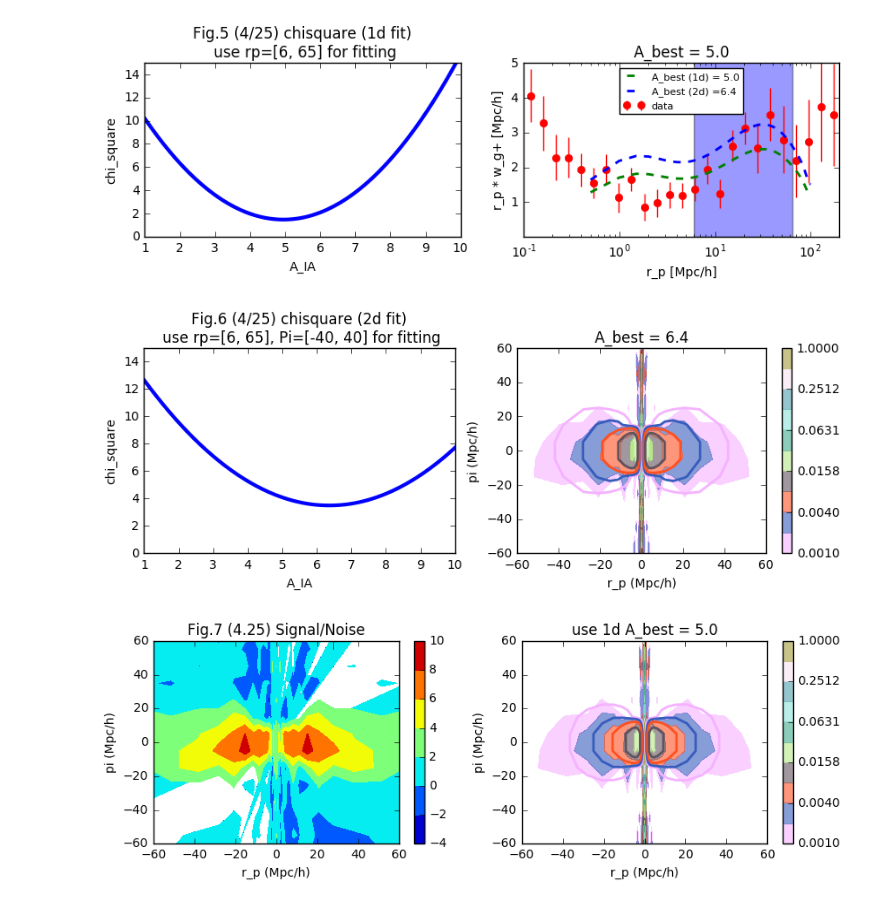
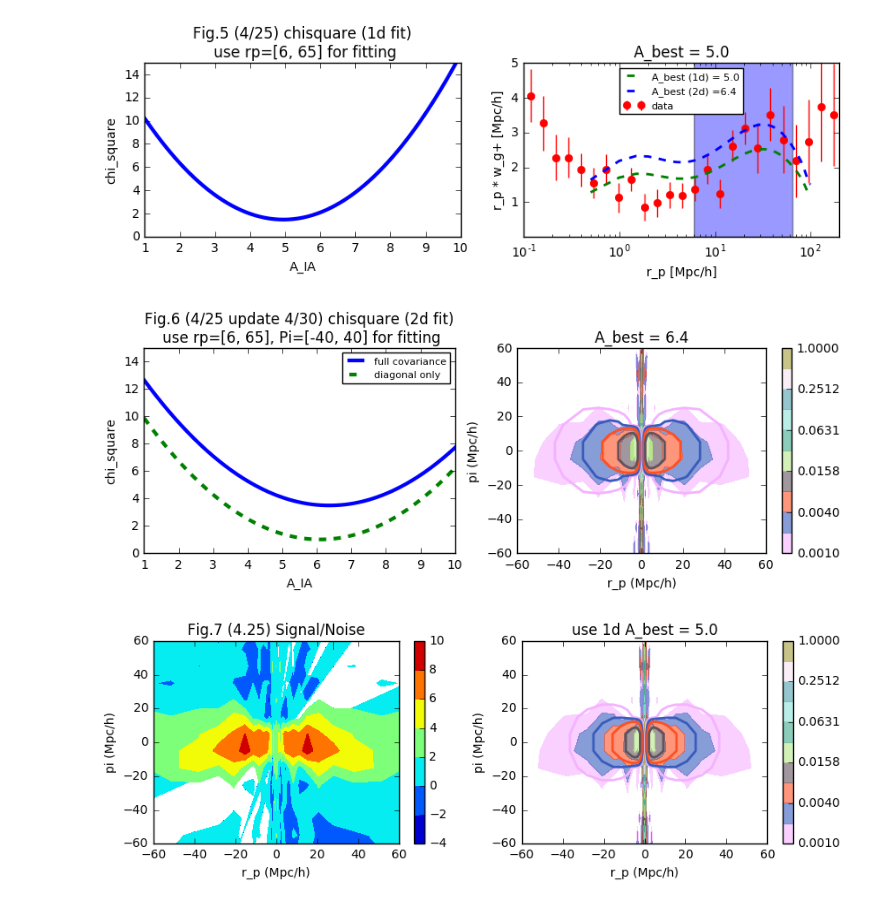
Before and after one commit to liuxx479/gplus, a Jupyter notebook: test_2d_fits.ipynb, the cells around one changed output. Drawn from its saved outputs; the diff is of its cells as text; code cells hidden in the pictures.

Commit message:
add chisq contribution plots

```diff
--- a/test_2d_fits.ipynb
+++ b/test_2d_fits.ipynb
@@ -290,7 +291,20 @@ def chisq2d (Ai):
 chisq2darr = [chisq2d(iAi) for iAi in Ai_arr]
 
 Abest2d = Ai_arr[argmin(chisq2darr)]
-print Abest, Abest2d
+
+################ 2d fit, with only diagnal term in covariance
+cov2dI_diag = mat(cov2d*identity(len(cov2d))).I
+def chisq2d_diag (Ai):
+    dN = mat(Ai*theo2dcut-data2dcut)
+    return float(dN*cov2dI_diag*dN.T)/Np2d
+
+chisq2darr_diag = [chisq2d_diag(iAi) for iAi in Ai_arr]
+
+Abest2d_diag = Ai_arr[argmin(chisq2darr_diag)]
+
+#############
+print Abest, Abest2d, Abest2d_diag
+#array(chisq2darr_diag)-array(chisq2darr)
 # %% [output]
 (64,) (20, 25) (20, 25) (20, 25) (100, 20, 25)
 (64,) (64,) (100, 64) 63
@@ -328,26 +341,27 @@ show()
 # %%
 ################ plot it out just to make sure
 f, (ax2, ax) = subplots(1,2,figsize=(10,3))
 
 CS=ax.contourf(rp_bins2, pi_bins2, data_mean2, bounds2,colors=ic2,alpha=0.6)
 ax.set_ylim(-60,60)
 CS2=ax.contour(rp_bins2, pi_bins2, xi_lowzbin2*Abest2d, bounds2,colors=ic2,linewidths=2,alpha=1)
 cbar = plt.colorbar(CS)
 ax.set_xlim(-60,60)
 ax.set_xlabel('r_p (Mpc/h)')
 ax.set_ylabel('pi (Mpc/h)')
 ax.set_title('A_best = %.1f'%(Abest2d))
 
 
-ax2.plot(Ai_arr, chisq2darr, lw=3)
+ax2.plot(Ai_arr, chisq2darr, 'b-',lw=3, label='full covariance')
+ax2.plot(Ai_arr, chisq2darr_diag, 'g--',lw=3, label='diagonal only')
 ax2.set_xlabel('A_IA')
 ax2.set_ylabel('chi_square')
 ax2.set_ylim(0, 15)
-ax2.set_title('Fig.6 (4/25) chisquare (2d fit)\n use rp=[6, 65], Pi=[-40, 40] for fitting')
-
+ax2.set_title('Fig.6 (4/25 update 4/30) chisquare (2d fit)\n use rp=[6, 65], Pi=[-40, 40] for fitting')
+ax2.legend(frameon=1, fontsize=8, loc=0)
 show()
 # %% [output]
-[figure, old version]
+[figure, new version]
 # %%
 ################ plot it out just to make sure
 jk2dstd = std(data_jk, axis=0)
```
Also changed, not shown: parts of 7 cells of this notebook.
